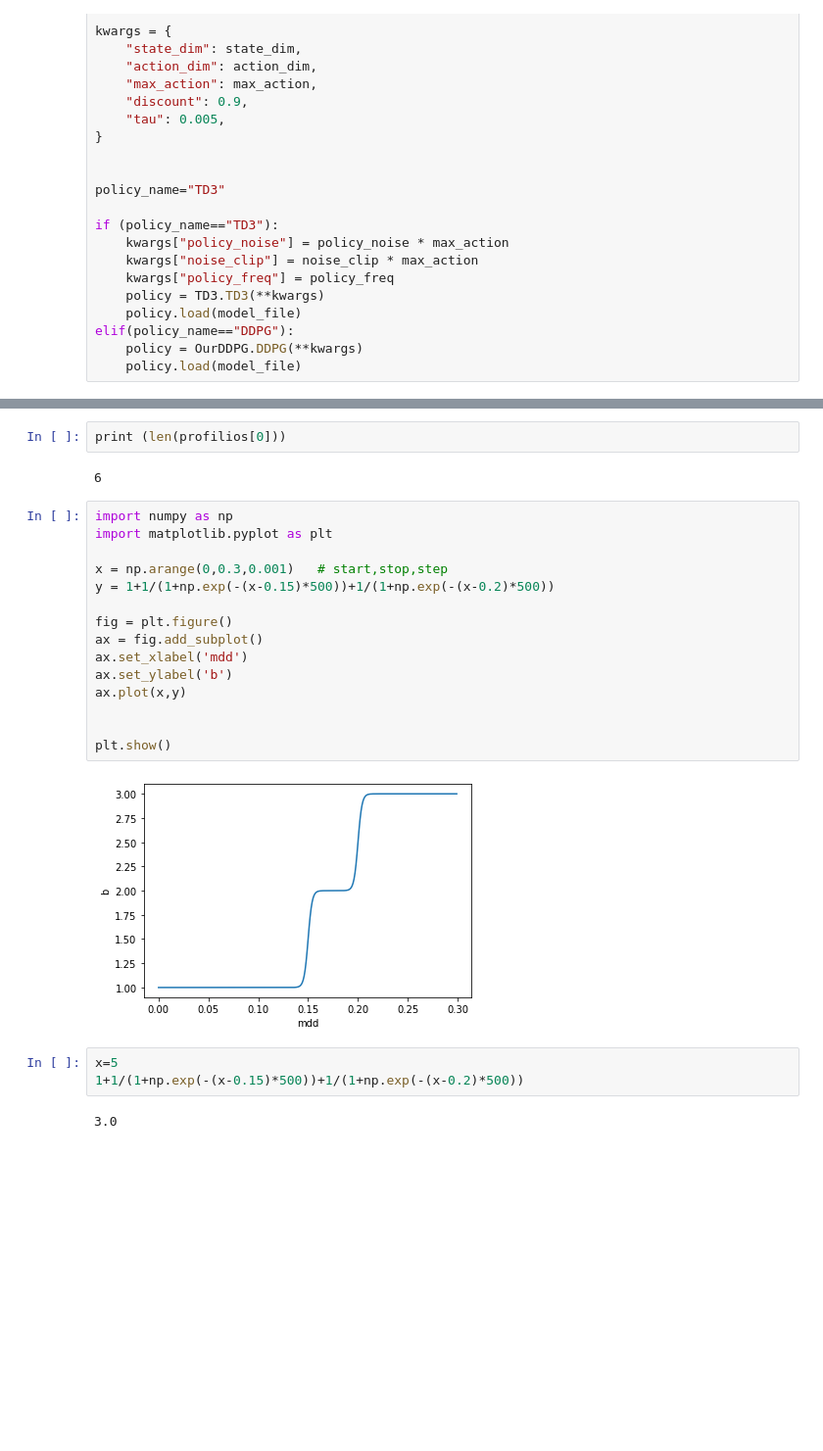
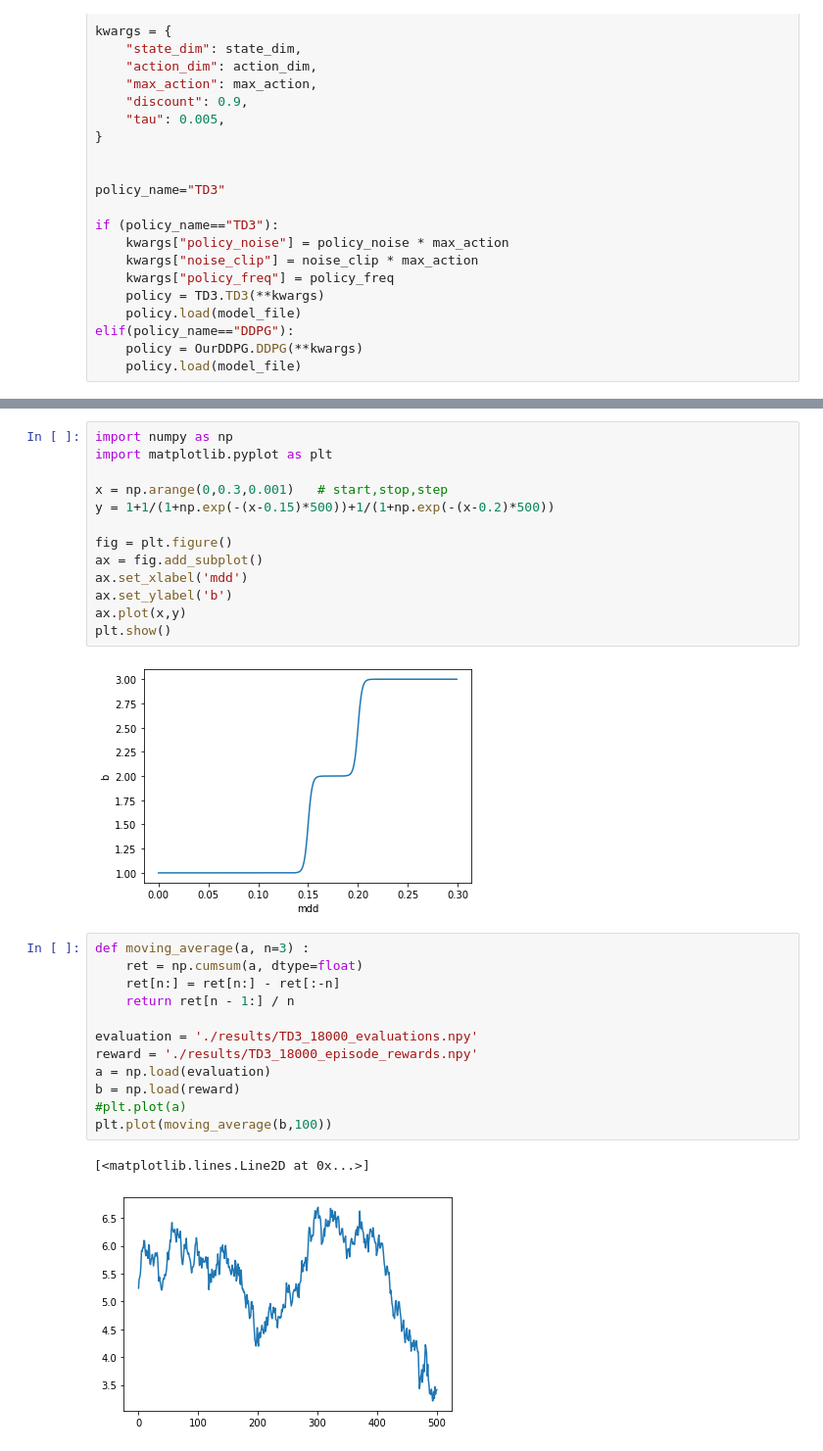
Before and after one commit to woodychang0611/PortfolioDRL, a Jupyter notebook: Misc.ipynb, the cells around one changed output, grey strips where cells are left out. Shown: that part at 98% size. Cells and saved outputs as stored; diff of their text form; blank space fills up the shorter version.

```diff
--- a/Misc.ipynb
+++ b/Misc.ipynb
@@ -88,7 +88,3 @@ tensor([-0.1091,  0.3075, -0.0374, -0.1667,  0.2150,  0.1218,  0.0898, -0.1341,
-# %%
-print (len(profilios[0]))
-# %% [output]
-6
 # %%
 import numpy as np
 import matplotlib.pyplot as plt
@@ -101,13 +97,21 @@ ax = fig.add_subplot()
 ax.set_xlabel('mdd')
 ax.set_ylabel('b')
 ax.plot(x,y)
-
-
 plt.show()
 # %% [output]
 [figure]
-# %%
-x=5
-1+1/(1+np.exp(-(x-0.15)*500))+1/(1+np.exp(-(x-0.2)*500))
-# %% [output]
-3.0
+# %%
+def moving_average(a, n=3) :
+    ret = np.cumsum(a, dtype=float)
+    ret[n:] = ret[n:] - ret[:-n]
+    return ret[n - 1:] / n
+
+evaluation = './results/TD3_18000_evaluations.npy'
+reward = './results/TD3_18000_episode_rewards.npy'
+a = np.load(evaluation)
+b = np.load(reward)
+#plt.plot(a)
+plt.plot(moving_average(b,100))
+# %% [output]
+[<matplotlib.lines.Line2D at 0x...>]
+[figure, added]
```
Also changed, not shown: parts of 1 cell of this notebook.
